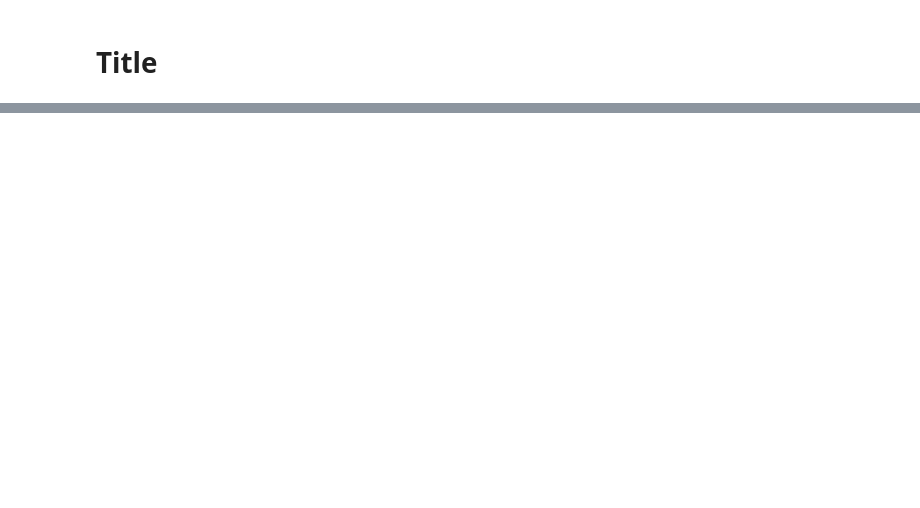
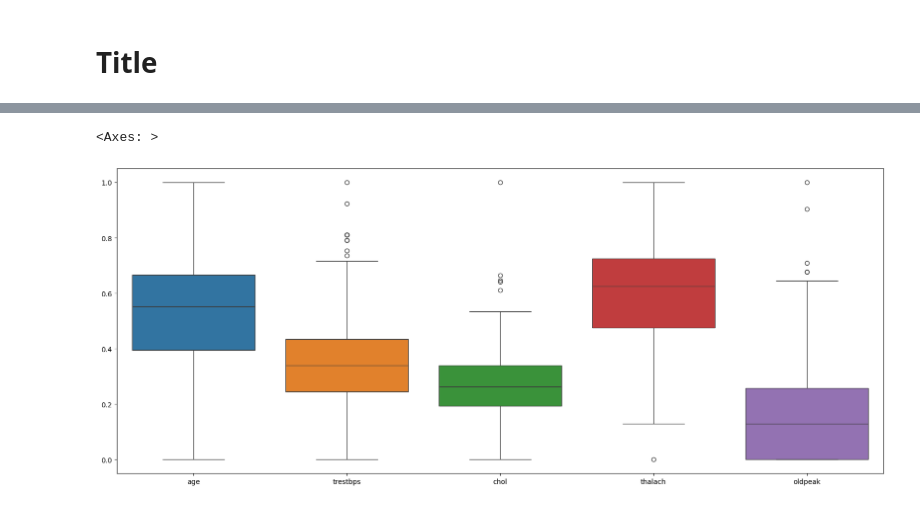
Before and after one commit to glacial-drm/Supervised-Learners, a Jupyter notebook: CW1/cw1-classification.ipynb, the cells around one changed output, grey strips where cells are left out. Saved outputs shown, nothing was run; the diff lists cells and outputs as text; code cells hidden in the pictures; blank space fills up the shorter version.

```diff
--- a/CW1/cw1-classification.ipynb
+++ b/CW1/cw1-classification.ipynb
@@ -52,11 +131,15 @@ dataset.isnull().sum()
 # %%
 # Feature Normalisation
     # Normalising numerical features to make processing faster etc
         # age, trestbps, chol, thalach, oldpeak
 from sklearn.preprocessing import MinMaxScaler
 
 scaler = MinMaxScaler()
 dataset[["age", "trestbps", "chol", "thalach", "oldpeak"]] = scaler.fit_transform(dataset[["age", "trestbps", "chol", "thalach", "oldpeak"]])
 
+# Display normalised features
 fig,ax=plt.subplots(1,figsize=(20,8))
-sns.boxplot(data=dataset,ax=ax)
+sns.boxplot(data=dataset[["age", "trestbps", "chol", "thalach", "oldpeak"]],ax=ax)
+# %% [output]
+<Axes: >
+[figure, added]
```
Also changed, not shown: parts of 12 cells of this notebook.
